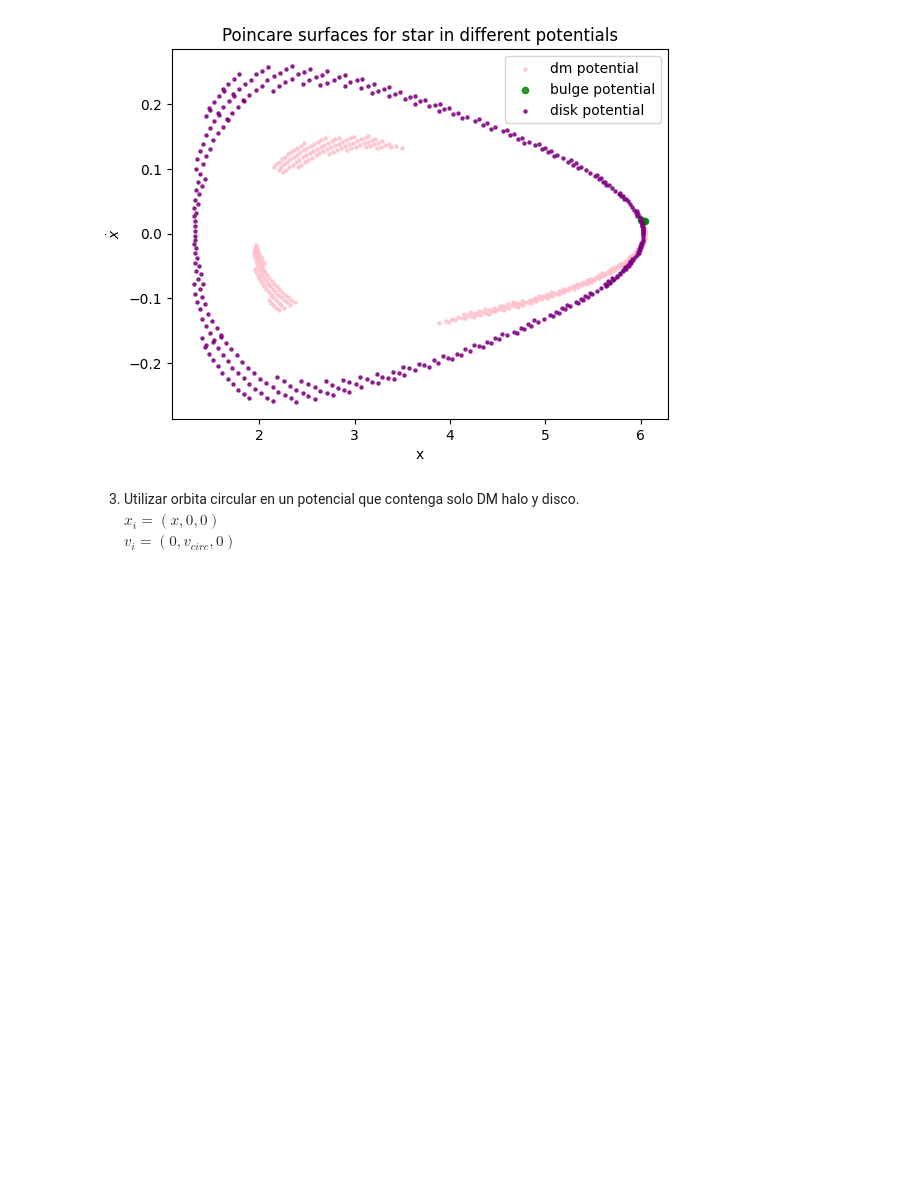
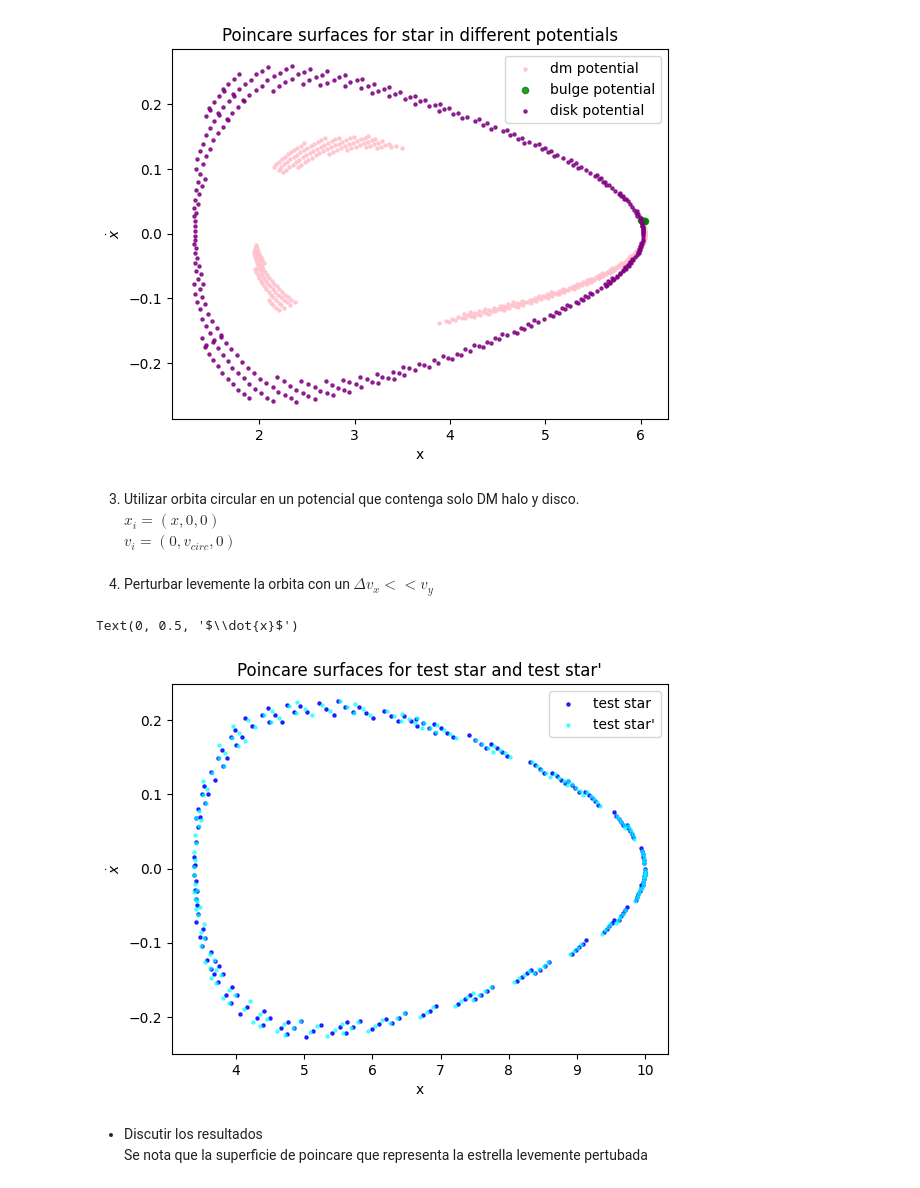
Before and after one commit to patito-mary/topicos, a Jupyter notebook: informfinal.ipynb, the cells around one changed output. Cells and saved outputs as stored; diff of their text form; code cells hidden in the pictures; blank space fills up the shorter version.

```diff
--- a/informfinal.ipynb
+++ b/informfinal.ipynb
@@ -556 +582,44 @@ $v_i = (0,v_{circ},0)$
+# %% [markdown]
+4. Perturbar levemente la orbita con un $\Delta v_x \lt\lt v_y$
+# %%
+xii = (10,0,0)
+vii =  (-2,150,0)
+ics = gd.PhaseSpacePosition(pos = xii*u.kpc,
+                            vel = vii*u.km/u.s)
+orbitii = gp.Hamiltonian(total_potential['dm_halo']+total_potential['disk']).integrate_orbit(ics, dt=0.5*u.Myr , t1=0, t2=10*u.Gyr)
+
+position_x_ii = orbitii.x.value
+velocity_x_ii = orbitii.vel.d_x.value
+position_y_ii = orbitii.y.value
+velocity_y_ii = orbitii.vel.d_y.value
+position_z_ii = orbitii.z.value
+velocity_z_ii = orbitii.vel.d_z.value
+delta = 0.2
+
+poincare_iindex_ii = np.where((position_y_ii >= -delta) & (position_y_ii <= delta) & (velocity_y_ii > 0))[0]
+#poincare_iindex_c = np.where((position_y_c == 0) & (velocity_y_c > 0))[0]
+
+poincare_position_x_ii = position_x_ii[poincare_iindex_ii]
+poincare_velocity_x_ii = velocity_x_ii[poincare_iindex_ii]
+poincare_velocity_y_ii = velocity_y_ii[poincare_iindex_ii]
+poincare_position_y_ii = position_y_ii[poincare_iindex_ii]
+poincare_position_z_ii = position_z_ii[poincare_iindex_ii]
+poincare_velocity_z_ii = velocity_z_ii[poincare_iindex_ii]
+# %%
+fig, ax  = plt.subplots()
+
+ax.scatter(poincare_position_x_i, poincare_velocity_x_i,color='blue', alpha=0.8, label='test star', s=5)
+ax.scatter(poincare_position_x_ii, poincare_velocity_x_ii,color='cyan', alpha=0.6, label='test star\'', s=5)
+
+
+plt.title('Poincare surfaces for test star and test star\'')
+plt.legend()
+plt.xlabel('x')
+plt.ylabel('$\dot{x}$')
+# %% [output]
+Text(0, 0.5, '$\\dot{x}$')
+[figure, added]
+# %% [markdown]
+- Discutir  los resultados
+Se nota que la superficie de poincare que representa la estrella levemente pertubada
 # %%
```
Also changed, not shown: parts of 6 cells of this notebook.
